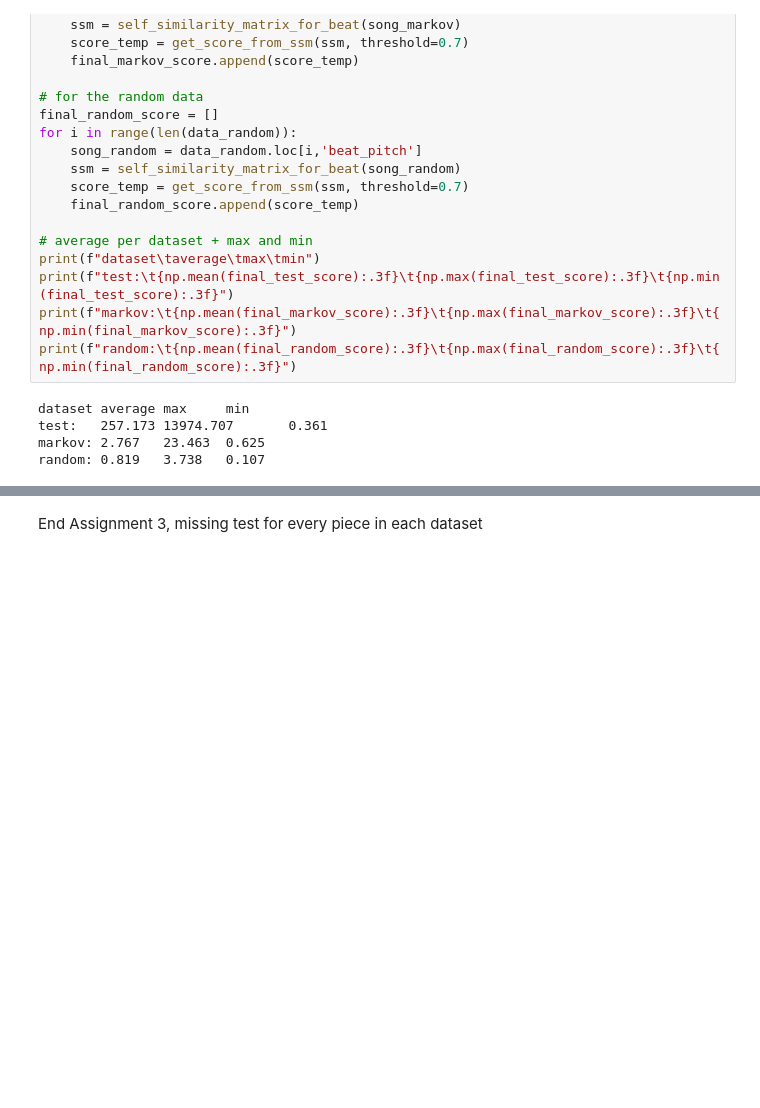
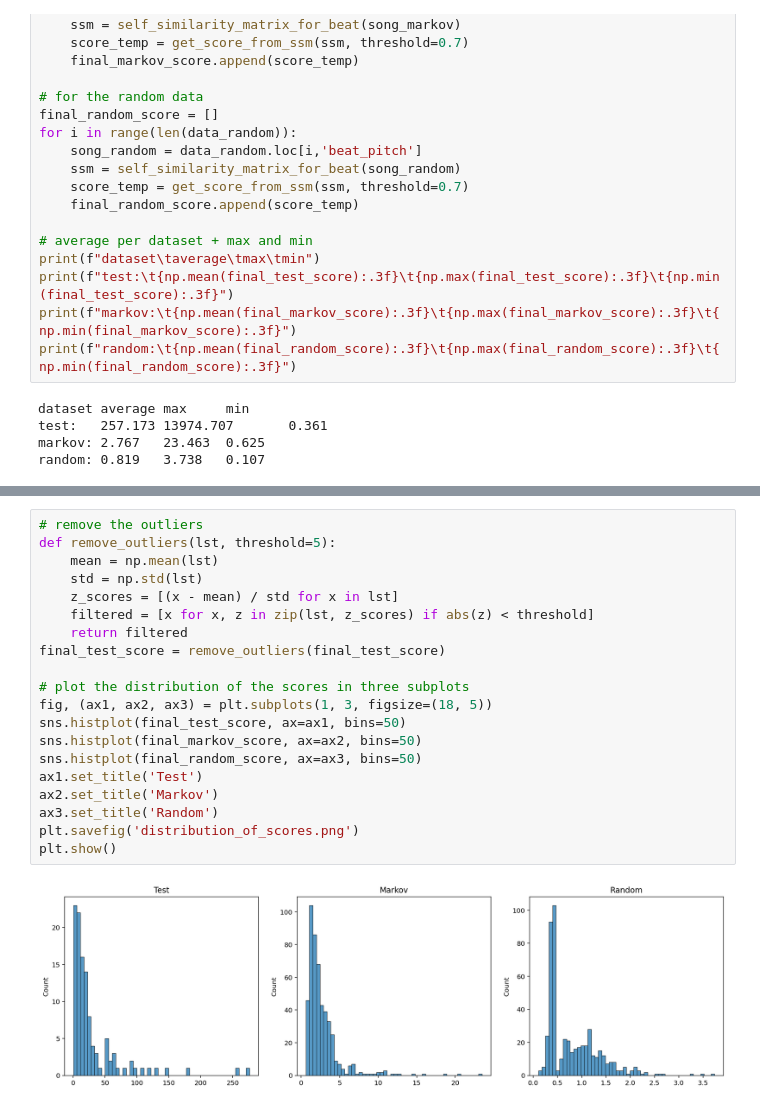
Before and after one commit to zwierski/dh-401-piece-generation-group-2, a Jupyter notebook: assignment3.ipynb, the cells around one changed output, grey strips where cells are left out. Cells and saved outputs as stored; diff of their text form; blank space fills up the shorter version.

```diff
--- a/assignment3.ipynb
+++ b/assignment3.ipynb
@@ -895,2 +865,22 @@ random: 0.000   0.000   0.000
-# %% [markdown]
-End Assignment 3, missing test for every piece in each dataset
+# %%
+# remove the outliers
+def remove_outliers(lst, threshold=5):
+    mean = np.mean(lst)
+    std = np.std(lst)
+    z_scores = [(x - mean) / std for x in lst]
+    filtered = [x for x, z in zip(lst, z_scores) if abs(z) < threshold]
+    return filtered
+final_test_score = remove_outliers(final_test_score)
+
+# plot the distribution of the scores in three subplots
+fig, (ax1, ax2, ax3) = plt.subplots(1, 3, figsize=(18, 5))
+sns.histplot(final_test_score, ax=ax1, bins=50)
+sns.histplot(final_markov_score, ax=ax2, bins=50)
+sns.histplot(final_random_score, ax=ax3, bins=50)
+ax1.set_title('Test')
+ax2.set_title('Markov')
+ax3.set_title('Random')
+plt.savefig('distribution_of_scores.png')
+plt.show()
+# %% [output]
+[figure, added]
```
Also changed, not shown: parts of 1 cell of this notebook.
